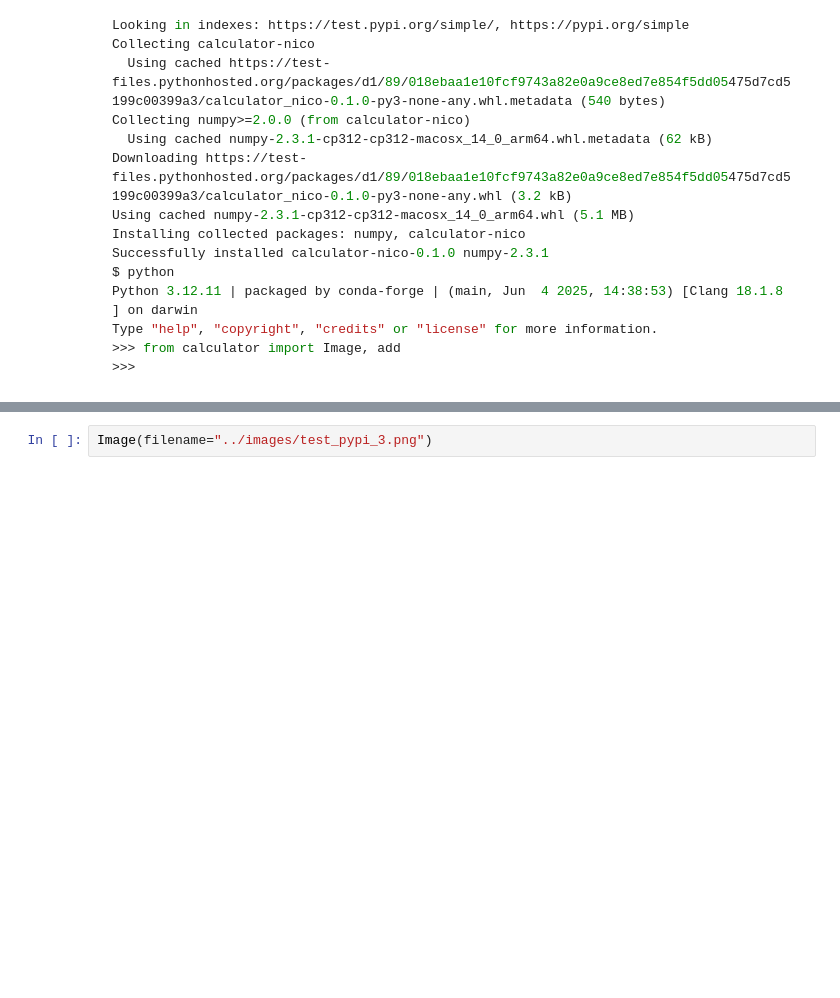
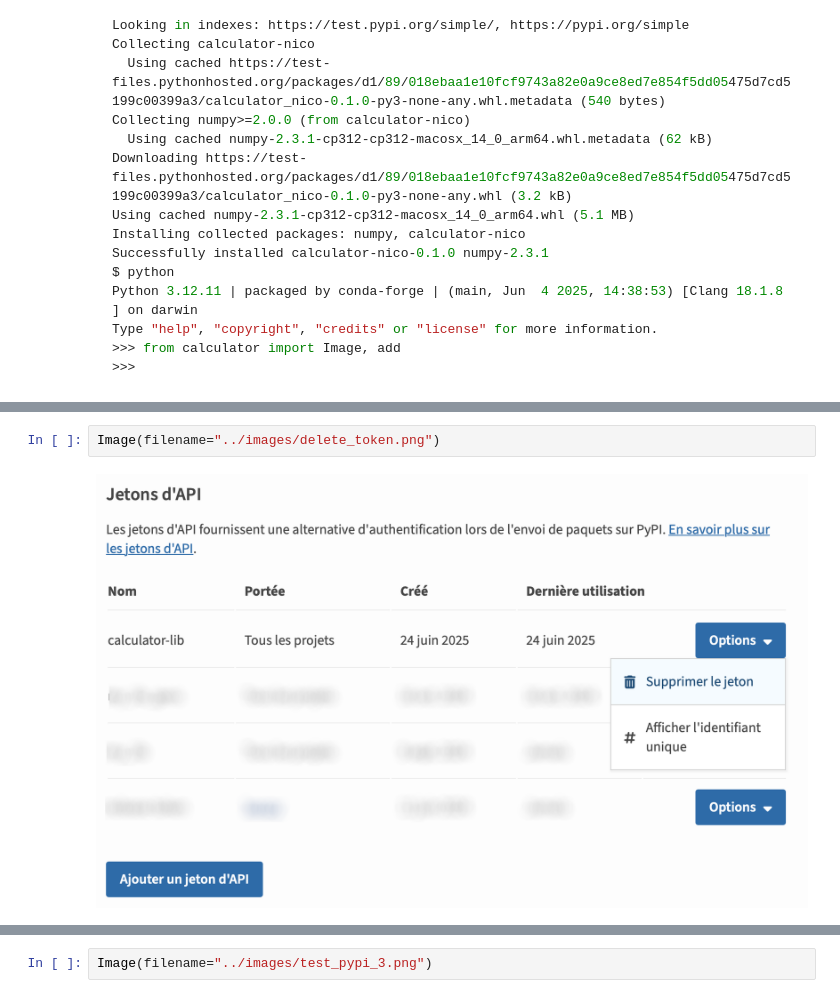
Before and after one commit to NicolasGensollen/formation-SED-2025, a Jupyter notebook: notebooks/Chapter6.ipynb, the cells around one changed output, grey strips where cells are left out. Saved outputs shown, nothing was run; the diff lists cells and outputs as text; blank space fills up the shorter version.

```diff
--- a/notebooks/Chapter6.ipynb
+++ b/notebooks/Chapter6.ipynb
@@ -401,0 +406,4 @@ Let's see what it looks like by creating one for our `v0.1.0` release. Click on
+# %%
+Image(filename="../images/delete_token.png")
+# %% [output]
+[figure, added]
```
Also changed, not shown: parts of 14 cells of this notebook, 10 other files.
